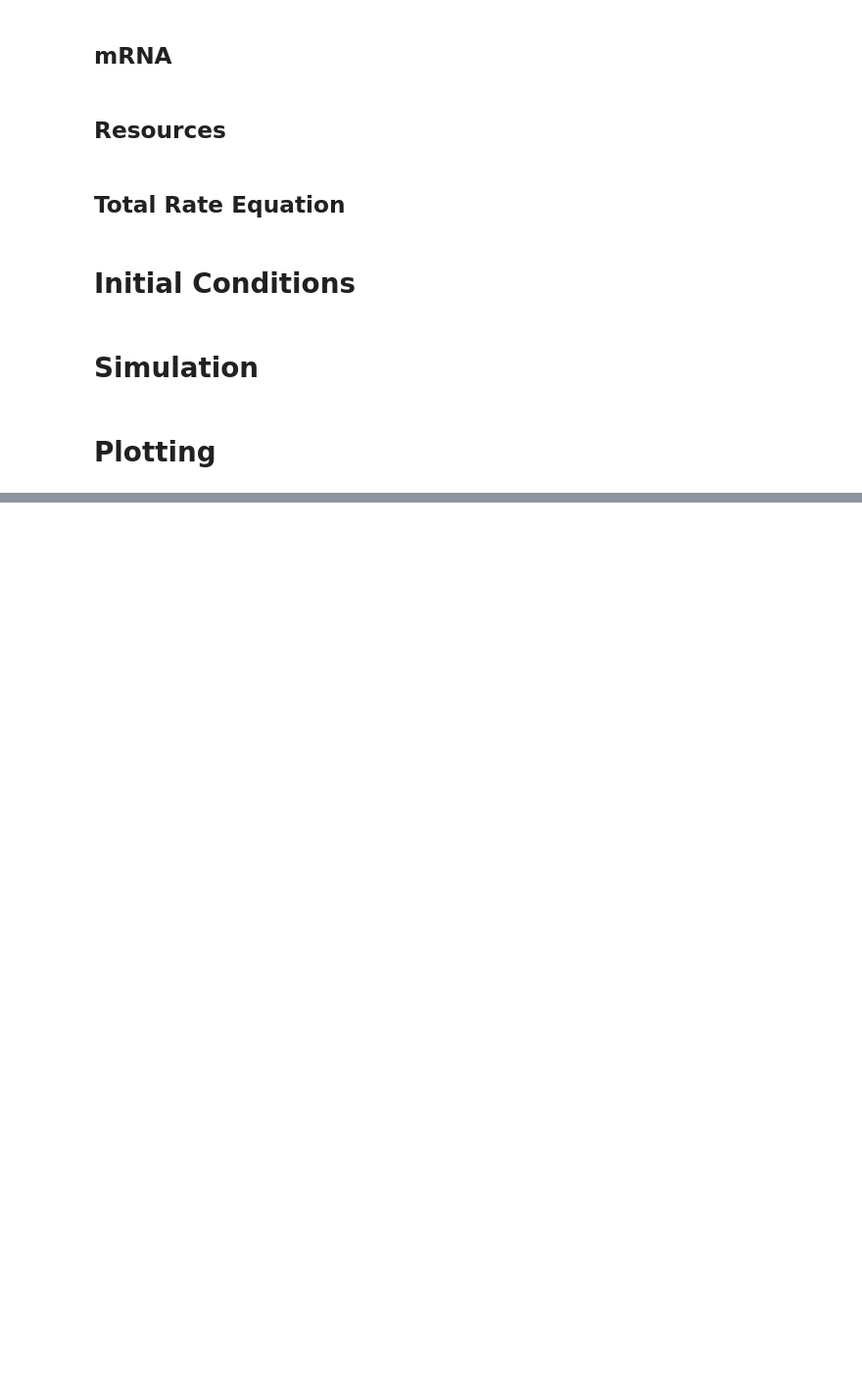
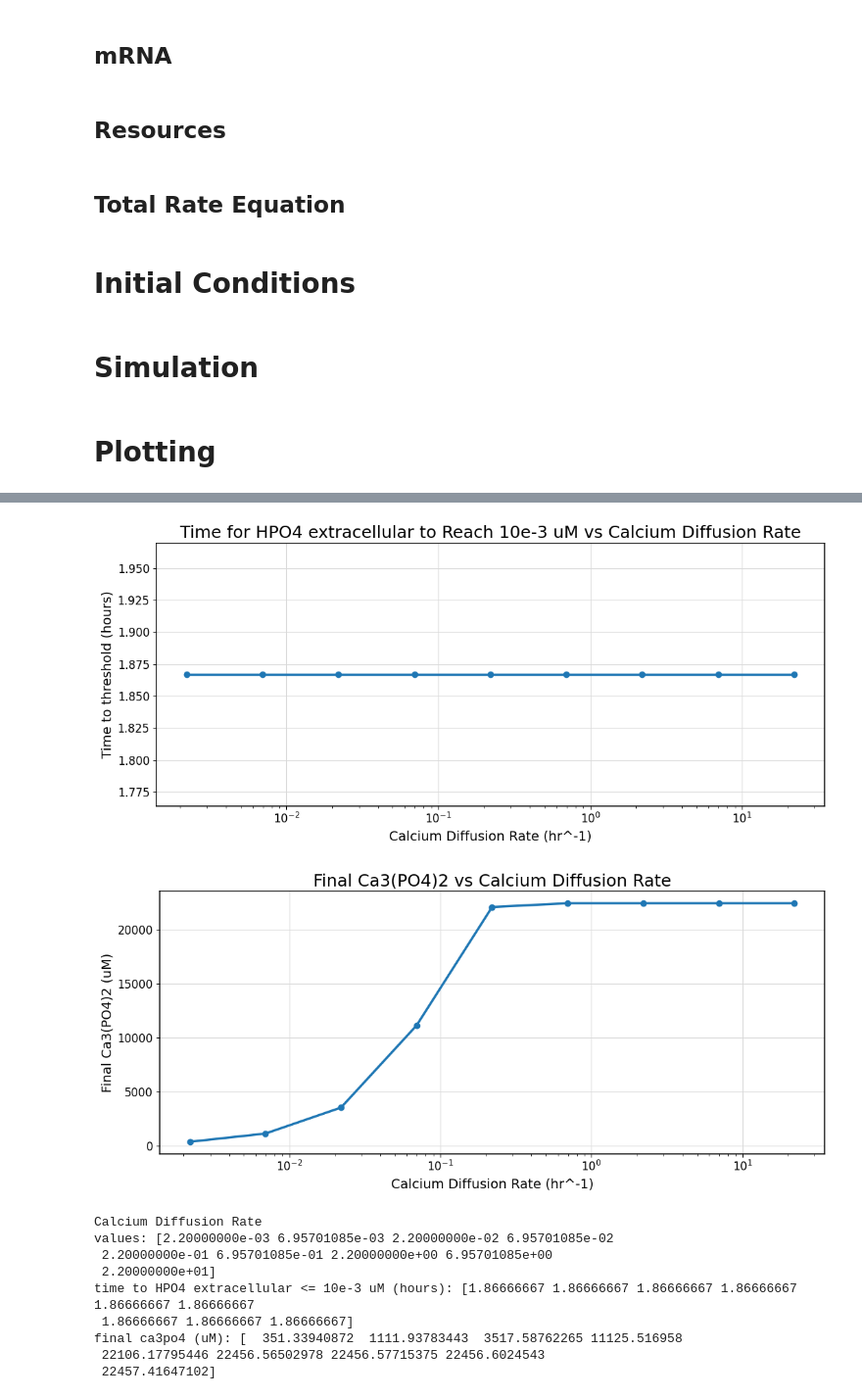
Before and after one commit to Ablacat/BME260PBL2, a Jupyter notebook: pbl2.ipynb, the cells around one changed output, grey strips where cells are left out. Shown at 98% size. Drawn from its saved outputs; the diff is of its cells as text; code cells hidden in the pictures; blank space fills up the shorter version.

```diff
--- a/pbl2.ipynb
+++ b/pbl2.ipynb
@@ -467,0 +728,65 @@ for name, values in state_variables:
+# %%
+# Ca diffusion sweep
+ca_diffusion_factors = np.logspace(-2, 2, 9)
+ca_diffusion_values = float(caDiffusionK) * ca_diffusion_factors
+ca_diffusion_threshold = 10e-3
+
+ca_diffusion_threshold_times = []
+ca_diffusion_final_ca3po4 = []
+
+for value in ca_diffusion_values:
+    result = run_single_sweep('caDiffusionK', value)
+    if result['success']:
+        ca_diffusion_threshold_times.append(first_threshold_time(result['times'], result['values'][:, 18], threshold=ca_diffusion_threshold))
+        ca_diffusion_final_ca3po4.append(float(result['values'][-1, 24]))
+    else:
+        ca_diffusion_threshold_times.append(np.nan)
+        ca_diffusion_final_ca3po4.append(np.nan)
+
+ca_diffusion_threshold_times = np.array(ca_diffusion_threshold_times, dtype=float)
+ca_diffusion_final_ca3po4 = np.array(ca_diffusion_final_ca3po4, dtype=float)
+
+fig, ax = plt.subplots(figsize=(11, 5), facecolor='white')
+ax.set_facecolor('white')
+ax.plot(ca_diffusion_values, ca_diffusion_threshold_times, marker='o', linewidth=2.5)
+ax.set_xscale('log')
+ax.set_title('Time for HPO4 extracellular to Reach 10e-3 uM vs Calcium Diffusion Rate', fontsize=18)
+ax.set_xlabel('Calcium Diffusion Rate (hr^-1)', fontsize=14)
+ax.set_ylabel('Time to threshold (hours)', fontsize=14)
+ax.grid(True, color='0.85', linewidth=0.8)
+ax.tick_params(axis='both', labelsize=12)
+for spine in ax.spines.values():
+    spine.set_linewidth(1.1)
+fig.tight_layout()
+plt.show()
+
+fig, ax = plt.subplots(figsize=(11, 5), facecolor='white')
+ax.set_facecolor('white')
+ax.plot(ca_diffusion_values, ca_diffusion_final_ca3po4, marker='o', linewidth=2.5)
+ax.set_xscale('log')
+ax.set_title('Final Ca3(PO4)2 vs Calcium Diffusion Rate', fontsize=18)
+ax.set_xlabel('Calcium Diffusion Rate (hr^-1)', fontsize=14)
+ax.set_ylabel('Final Ca3(PO4)2 (uM)', fontsize=14)
+ax.grid(True, color='0.85', linewidth=0.8)
+ax.tick_params(axis='both', labelsize=12)
+for spine in ax.spines.values():
+    spine.set_linewidth(1.1)
+fig.tight_layout()
+plt.show()
+
+print('Calcium Diffusion Rate')
+print('values:', ca_diffusion_values)
+print('time to HPO4 extracellular <= 10e-3 uM (hours):', ca_diffusion_threshold_times)
+print('final ca3po4 (uM):', ca_diffusion_final_ca3po4)
+# %% [output]
+[figure, added]
+[figure, added]
+Calcium Diffusion Rate
+values: [2.20000000e-03 6.95701085e-03 2.20000000e-02 6.95701085e-02
+ 2.20000000e-01 6.95701085e-01 2.20000000e+00 6.95701085e+00
+ 2.20000000e+01]
+time to HPO4 extracellular <= 10e-3 uM (hours): [1.86666667 1.86666667 1.86666667 1.86666667 1.86666667 1.86666667
+ 1.86666667 1.86666667 1.86666667]
+final ca3po4 (uM): [  351.33940872  1111.93783443  3517.58762265 11125.516958
+ 22106.17795446 22456.56502978 22456.57715375 22456.6024543
+ 22457.41647102]
```
Also changed, not shown: parts of 13 cells of this notebook.
